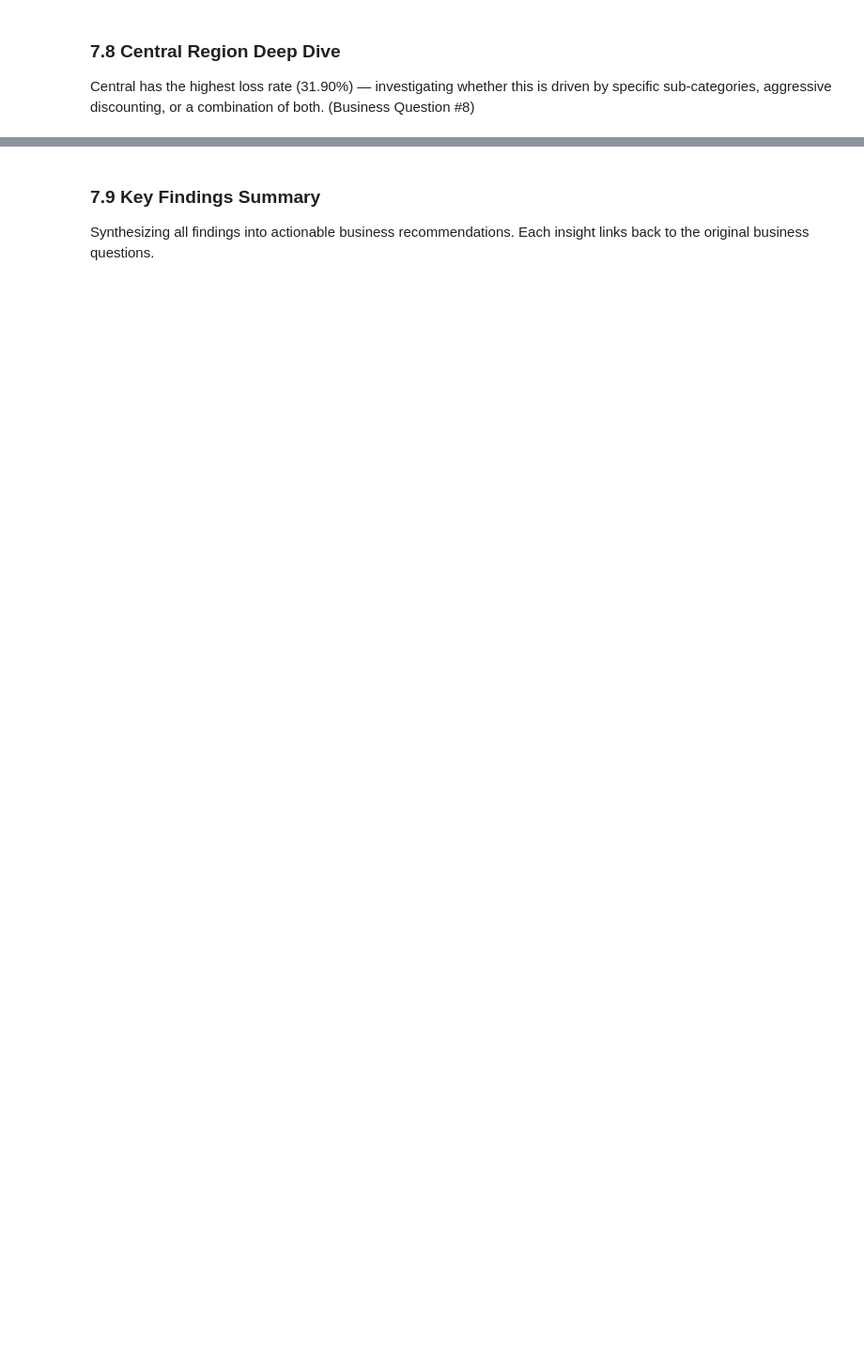
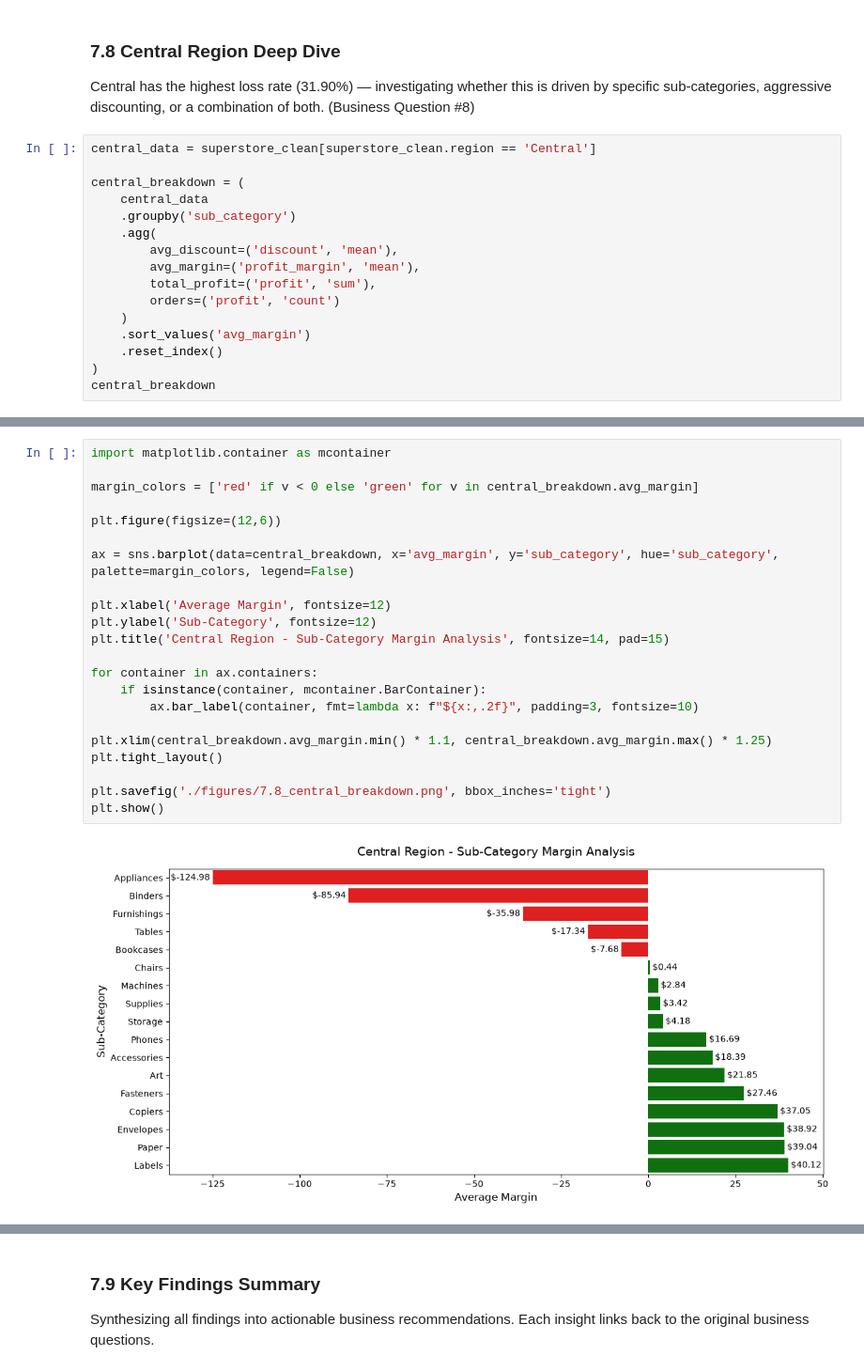
Before and after one commit to l7g/portfolio-data-analyst, a Jupyter notebook: practice/superstore_analysis/notebook.ipynb, the cells around one changed output, grey strips where cells are left out. Shown at 94% size. Cells and saved outputs as stored; diff of their text form; blank space fills up the shorter version.

```diff
--- a/project-1-superstore/notebook.ipynb
+++ b/practice/superstore_analysis/notebook.ipynb
@@ -803,3 +900,19 @@ Appliances show negative margin despite moderate discounting, suggesting a struc
 # %% [markdown]
 ### 7.8 Central Region Deep Dive
 Central has the highest loss rate (31.90%) — investigating whether this is driven by specific sub-categories, aggressive discounting, or a combination of both. (Business Question #8)
+# %%
+central_data = superstore_clean[superstore_clean.region == 'Central']
+
+central_breakdown = (
+    central_data
+    .groupby('sub_category')
+    .agg(
+        avg_discount=('discount', 'mean'),
+        avg_margin=('profit_margin', 'mean'),
+        total_profit=('profit', 'sum'),
+        orders=('profit', 'count')
+    )
+    .sort_values('avg_margin')
+    .reset_index()
+)
+central_breakdown
@@ -805,0 +938,24 @@ Central has the highest loss rate (31.90%) — investigating whether this is dri
+# %%
+import matplotlib.container as mcontainer
+
+margin_colors = ['red' if v < 0 else 'green' for v in central_breakdown.avg_margin]
+
+plt.figure(figsize=(12,6))
+
+ax = sns.barplot(data=central_breakdown, x='avg_margin', y='sub_category', hue='sub_category', palette=margin_colors, legend=False)
+
+plt.xlabel('Average Margin', fontsize=12)
+plt.ylabel('Sub-Category', fontsize=12)
+plt.title('Central Region - Sub-Category Margin Analysis', fontsize=14, pad=15)
+
+for container in ax.containers:
+    if isinstance(container, mcontainer.BarContainer):
+        ax.bar_label(container, fmt=lambda x: f"${x:,.2f}", padding=3, fontsize=10)
+
+plt.xlim(central_breakdown.avg_margin.min() * 1.1, central_breakdown.avg_margin.max() * 1.25)
+plt.tight_layout()
+
+plt.savefig('./figures/7.8_central_breakdown.png', bbox_inches='tight')
+plt.show()
+# %% [output]
+[figure, added]
```
Also changed, not shown: parts of 8 cells of this notebook, 20 other files.
